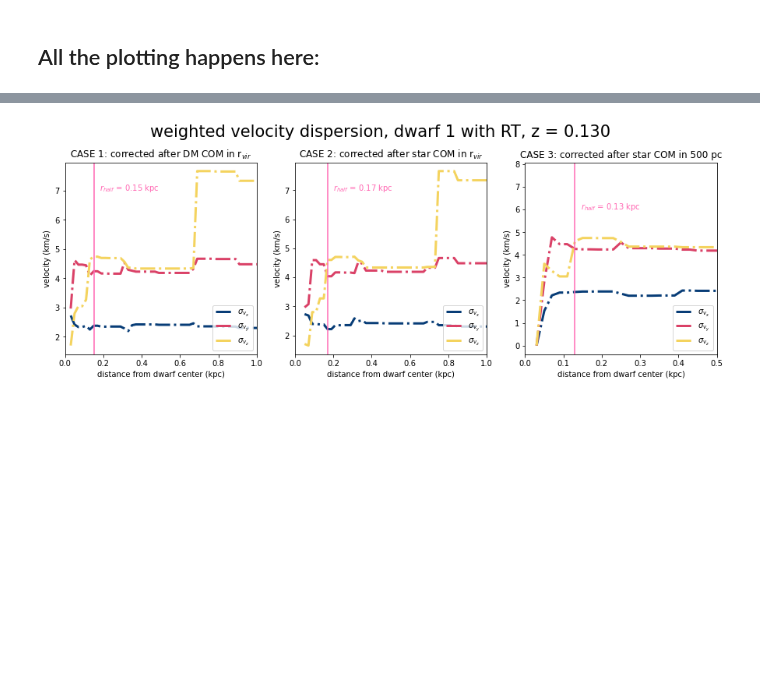
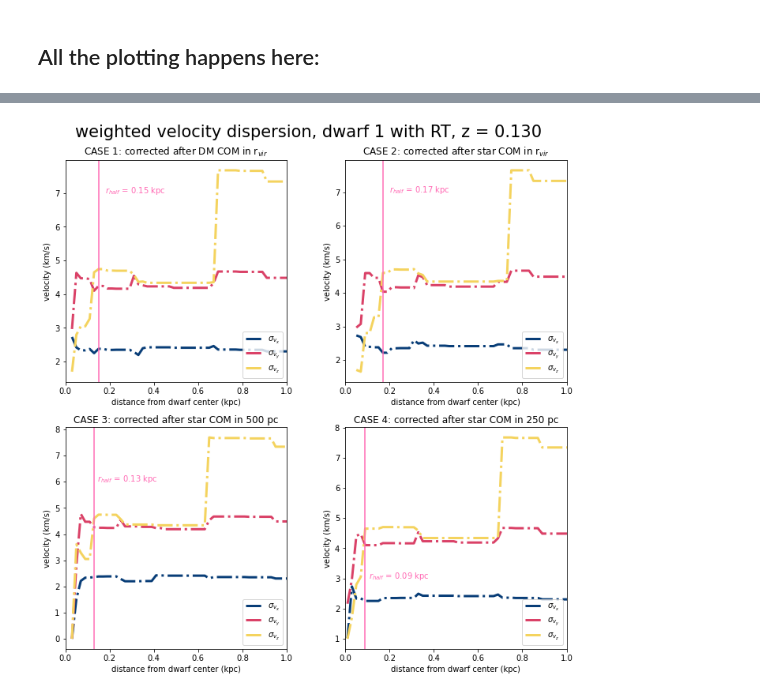
Before and after one commit to nguyenbinh1612/Binh_UFD, a Jupyter notebook: velocity analysis/velocity analysis.ipynb, the cells around one changed output, grey strips where cells are left out. Cells and saved outputs as stored; diff of their text form; code cells hidden in the pictures; blank space fills up the shorter version.

```diff
--- a/velocity analysis/velocity analysis.ipynb
+++ b/velocity analysis/velocity analysis.ipynb
@@ -247,0 +377,11 @@ Success!
+# %%
+# Next, determine the stellar mass profile, the total mass, the stellar half-mass and r_half.
+mass_prof4, M_tot4, M_half4, r_half4 = analyze.star_mass_analysis(bin_size, radius_array, r_star_case4, star_mass_290)
+# %%
+# Next, calculate the velocity dispersion in each direction (x, y and z).
+
+stdev_x4 = analyze.weighted_stdev(vx_star_250pc, star_mass_290, bin_size, r_star_case4, radius_array)
+stdev_y4 = analyze.weighted_stdev(vy_star_250pc, star_mass_290, bin_size, r_star_case4, radius_array)
+stdev_z4 = analyze.weighted_stdev(vz_star_250pc, star_mass_290, bin_size, r_star_case4, radius_array)
+
+print('Success!')
@@ -293,43 +457,56 @@ plt.show()
 # %%
-fig, (ax1, ax2, ax3) = plt.subplots(1, 3, figsize=[15, 5])
+fig, (ax) = plt.subplots(2, 2, figsize=[10, 10])
 
 # Plotting case 1:
-ax1.plot(radius_array, stdev_x1, linewidth=3, linestyle='-.', color='#083D77', label='$\sigma_{v_x}$')
-ax1.plot(radius_array, stdev_y1, linewidth=3, linestyle='-.', color='#DA4167', label='$\sigma_{v_y}$')
-ax1.plot(radius_array, stdev_z1, linewidth=3, linestyle='-.', color='#F4D35E', label='$\sigma_{v_z}$')
-ax1.axvline(r_half1, color='hotpink')
-ax1.text(r_half1 + 0.03, 7, '''$r_{half}$ = ''' + str(round(r_half1, 3)) + ''' kpc''', fontsize=10, color='hotpink')
-ax1.set(xlabel='distance from dwarf center (kpc)', ylabel='velocity (km/s)')
-ax1.set_xlim([0, 1])
-ax1.legend(loc='lower right')
-ax1.set_box_aspect(1)
-ax1.set_title('CASE 1: corrected after DM COM in r$_{vir}$')
+ax[0,0].plot(radius_array, stdev_x1, linewidth=3, linestyle='-.', color='#083D77', label='$\sigma_{v_x}$')
+ax[0,0].plot(radius_array, stdev_y1, linewidth=3, linestyle='-.', color='#DA4167', label='$\sigma_{v_y}$')
+ax[0,0].plot(radius_array, stdev_z1, linewidth=3, linestyle='-.', color='#F4D35E', label='$\sigma_{v_z}$')
+ax[0,0].axvline(r_half1, color='hotpink')
+ax[0,0].text(r_half1 + 0.03, 7, '''$r_{half}$ = ''' + str(round(r_half1, 3)) + ''' kpc''', fontsize=10, color='hotpink')
+ax[0,0].set(xlabel='distance from dwarf center (kpc)', ylabel='velocity (km/s)')
+ax[0,0].set_xlim([0, 1])
+ax[0,0].legend(loc='lower right')
+ax[0,0].set_box_aspect(1)
+ax[0,0].set_title('CASE 1: corrected after DM COM in r$_{vir}$')
 
 # Plotting case 2:
-ax2.plot(radius_array, stdev_x2, linewidth=3, linestyle='-.', color='#083D77', label='$\sigma_{v_x}$')
-ax2.plot(radius_array, stdev_y2, linewidth=3, linestyle='-.', color='#DA4167', label='$\sigma_{v_y}$')
-ax2.plot(radius_array, stdev_z2, linewidth=3, linestyle='-.', color='#F4D35E', label='$\sigma_{v_z}$')
-ax2.axvline(r_half2, color='hotpink')
-ax2.text(r_half2 + 0.03, 7, '''$r_{half}$ = ''' + str(round(r_half2, 3)) + ''' kpc''', fontsize=10, color='hotpink')
-ax2.set(xlabel='distance from dwarf center (kpc)', ylabel='velocity (km/s)')
-ax2.set_xlim([0, 1])
-ax2.legend(loc='lower right')
-ax2.set_box_aspect(1)
-ax2.set_title('CASE 2: corrected after star COM in r$_{vir}$')
+ax[0,1].plot(radius_array, stdev_x2, linewidth=3, linestyle='-.', color='#083D77', label='$\sigma_{v_x}$')
+ax[0,1].plot(radius_array, stdev_y2, linewidth=3, linestyle='-.', color='#DA4167', label='$\sigma_{v_y}$')
+ax[0,1].plot(radius_array, stdev_z2, linewidth=3, linestyle='-.', color='#F4D35E', label='$\sigma_{v_z}$')
+ax[0,1].axvline(r_half2, color='hotpink')
+ax[0,1].text(r_half2 + 0.03, 7, '''$r_{half}$ = ''' + str(round(r_half2, 3)) + ''' kpc''', fontsize=10, color='hotpink')
+ax[0,1].set(xlabel='distance from dwarf center (kpc)', ylabel='velocity (km/s)')
+ax[0,1].set_xlim([0, 1])
+ax[0,1].legend(loc='lower right')
+ax[0,1].set_box_aspect(1)
+ax[0,1].set_title('CASE 2: corrected after star COM in r$_{vir}$')
 
 # Plotting case 3:
-ax3.plot(radius_array, stdev_x3, linewidth=3, linestyle='-.', color='#083D77', label='$\sigma_{v_x}$')
-ax3.plot(radius_array, stdev_y3, linewidth=3, linestyle='-.', color='#DA4167', label='$\sigma_{v_y}$')
-ax3.plot(radius_array, stdev_z3, linewidth=3, linestyle='-.', color='#F4D35E', label='$\sigma_{v_z}$')
-ax3.axvline(r_half3, color='hotpink')
-ax3.text(r_half3 + 0.015, 6, '''$r_{half}$ = ''' + str(round(r_half3, 3)) + ''' kpc''', fontsize=10, color='hotpink')
-ax3.set(xlabel='distance from dwarf center (kpc)', ylabel='velocity (km/s)')
-ax3.set_xlim([0, 0.5])
-ax3.legend(loc='lower right')
-ax3.set_box_aspect(1)
-ax3.set_title('CASE 3: corrected after star COM in 500 pc')
+ax[1,0].plot(radius_array, stdev_x3, linewidth=3, linestyle='-.', color='#083D77', label='$\sigma_{v_x}$')
+ax[1,0].plot(radius_array, stdev_y3, linewidth=3, linestyle='-.', color='#DA4167', label='$\sigma_{v_y}$')
+ax[1,0].plot(radius_array, stdev_z3, linewidth=3, linestyle='-.', color='#F4D35E', label='$\sigma_{v_z}$')
+ax[1,0].axvline(r_half3, color='hotpink')
+ax[1,0].text(r_half3 + 0.015, 6, '''$r_{half}$ = ''' + str(round(r_half3, 3)) + ''' kpc''', fontsize=10, color='hotpink')
+ax[1,0].set(xlabel='distance from dwarf center (kpc)', ylabel='velocity (km/s)')
+ax[1,0].set_xlim([0, 1])
+ax[1,0].legend(loc='lower right')
+ax[1,0].set_box_aspect(1)
+ax[1,0].set_title('CASE 3: corrected after star COM in 500 pc')
+
+# Plotting case 4:
+ax[1,1].plot(radius_array, stdev_x4, linewidth=3, linestyle='-.', color='#083D77', label='$\sigma_{v_x}$')
+ax[1,1].plot(radius_array, stdev_y4, linewidth=3, linestyle='-.', color='#DA4167', label='$\sigma_{v_y}$')
+ax[1,1].plot(radius_array, stdev_z4, linewidth=3, linestyle='-.', color='#F4D35E', label='$\sigma_{v_z}$')
+ax[1,1].axvline(r_half4, color='hotpink')
+ax[1,1].text(r_half4 + 0.015, 3, '''$r_{half}$ = ''' + str(round(r_half4, 3)) + ''' kpc''', fontsize=10, color='hotpink')
+ax[1,1].set(xlabel='distance from dwarf center (kpc)', ylabel='velocity (km/s)')
+ax[1,1].set_xlim([0, 1])
+ax[1,1].legend(loc='lower right')
+ax[1,1].set_box_aspect(1)
+ax[1,1].set_title('CASE 4: corrected after star COM in 250 pc')
 
 plt.suptitle('weighted velocity dispersion, dwarf 1 with RT, z = 0.130', fontsize=21)
+plt.tight_layout()
 plt.show()
 # %% [output]
-[figure, old version]
+[figure, new version]
```
Also changed, not shown: parts of 11 cells of this notebook.
